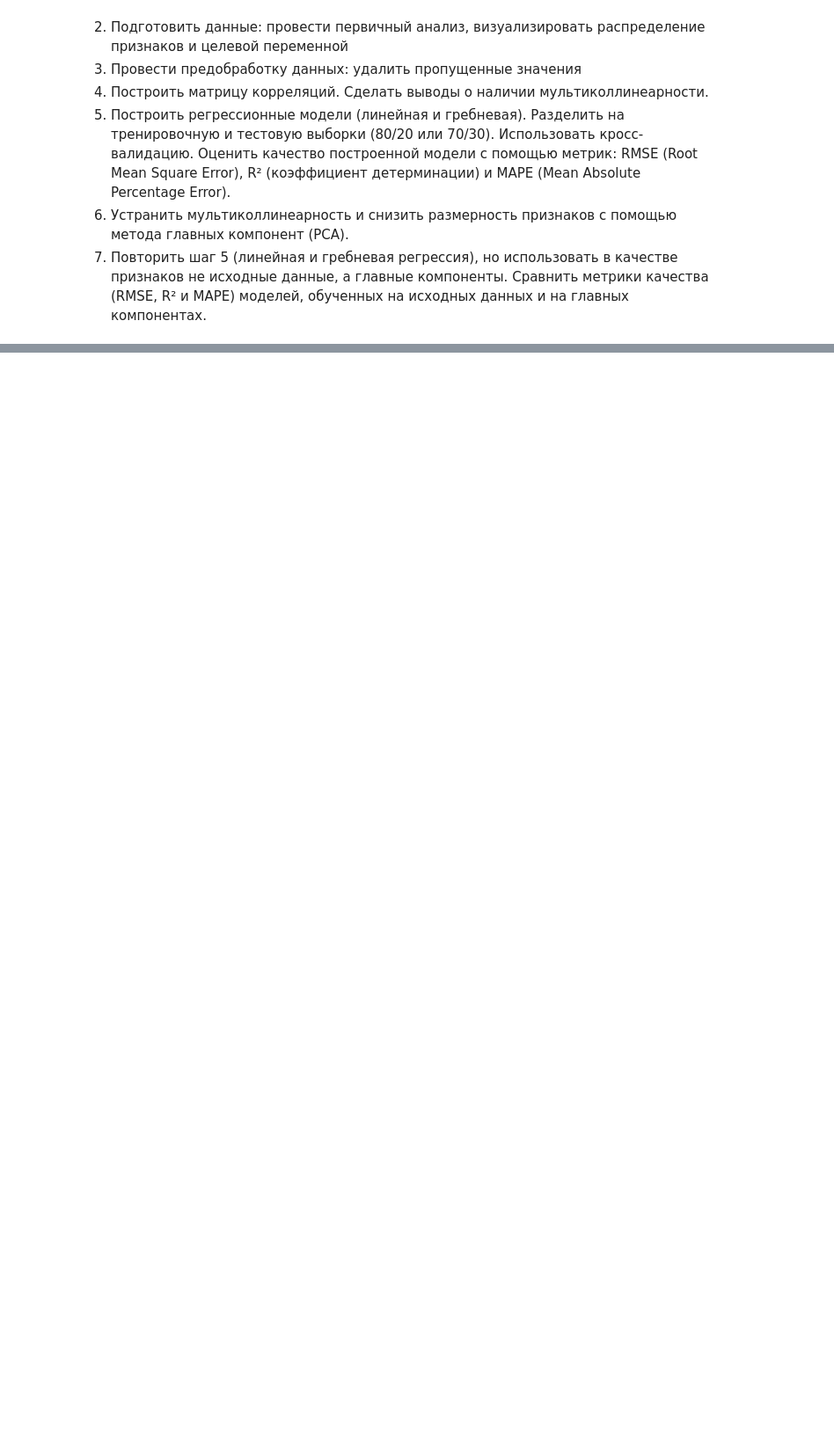
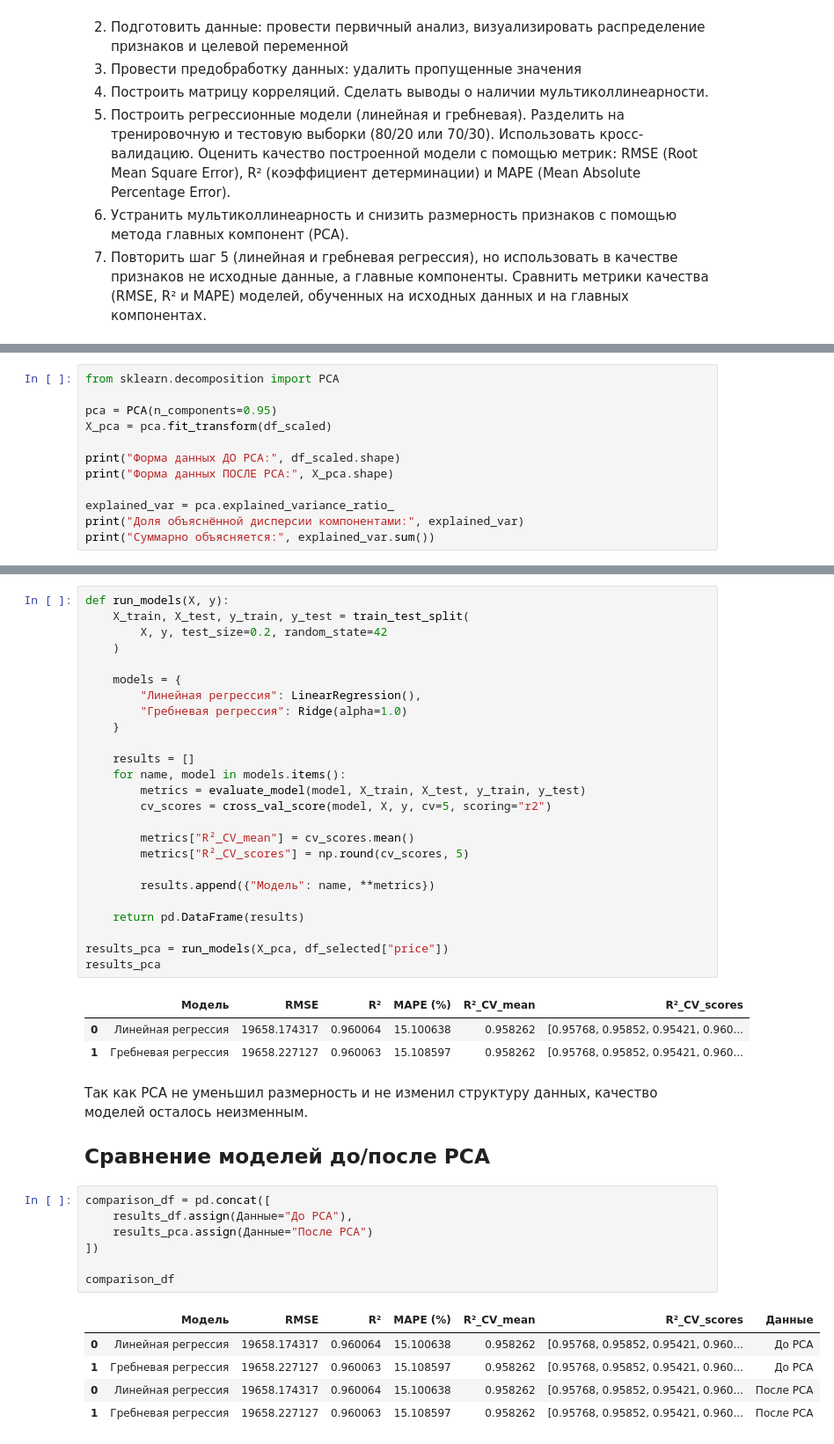
Before and after one commit to Vikoops/ml, a Jupyter notebook: lab1.ipynb, the cells around one changed output, grey strips where cells are left out. Shown at 88% size. Cells and saved outputs as stored; diff of their text form; blank space fills up the shorter version.

```diff
--- a/lab1.ipynb
+++ b/lab1.ipynb
@@ -733,0 +208,12 @@ PCA не сократил размерность данных (4 компоне
+# %%
+from sklearn.decomposition import PCA
+
+pca = PCA(n_components=0.95)
+X_pca = pca.fit_transform(df_scaled)
+
+print("Форма данных ДО PCA:", df_scaled.shape)
+print("Форма данных ПОСЛЕ PCA:", X_pca.shape)
+
+explained_var = pca.explained_variance_ratio_
+print("Доля объяснённой дисперсии компонентами:", explained_var)
+print("Суммарно объясняется:", explained_var.sum())
@@ -733,0 +255,45 @@ PCA не сократил размерность данных (4 компоне
+# %%
+def run_models(X, y):
+    X_train, X_test, y_train, y_test = train_test_split(
+        X, y, test_size=0.2, random_state=42
+    )
+
+    models = {
+        "Линейная регрессия": LinearRegression(),
+        "Гребневая регрессия": Ridge(alpha=1.0)
+    }
+
+    results = []
+    for name, model in models.items():
+        metrics = evaluate_model(model, X_train, X_test, y_train, y_test)
+        cv_scores = cross_val_score(model, X, y, cv=5, scoring="r2")
+
+        metrics["R²_CV_mean"] = cv_scores.mean()
+        metrics["R²_CV_scores"] = np.round(cv_scores, 5)
+
+        results.append({"Модель": name, **metrics})
+
+    return pd.DataFrame(results)
+
+results_pca = run_models(X_pca, df_selected["price"])
+results_pca
+# %% [output]
+|  | Модель | RMSE | R² | MAPE (%) | R²_CV_mean | R²_CV_scores |
+| 0 | Линейная регрессия | 19658.174317 | 0.960064 | 15.100638 | 0.958262 | [0.95768, 0.95852, 0.95421, 0.960... |
+| 1 | Гребневая регрессия | 19658.227127 | 0.960063 | 15.108597 | 0.958262 | [0.95768, 0.95852, 0.95421, 0.960... |
+# %% [markdown]
+Так как PCA не уменьшил размерность и не изменил структуру данных, качество моделей осталось неизменным.
+## Сравнение моделей до/после PCA
+# %%
+comparison_df = pd.concat([
+    results_df.assign(Данные="До PCA"),
+    results_pca.assign(Данные="После PCA")
+])
+
+comparison_df
+# %% [output]
+|  | Модель | RMSE | R² | MAPE (%) | R²_CV_mean | R²_CV_scores | Данные |
+| 0 | Линейная регрессия | 19658.174317 | 0.960064 | 15.100638 | 0.958262 | [0.95768, 0.95852, 0.95421, 0.960... | До PCA |
+| 1 | Гребневая регрессия | 19658.227127 | 0.960063 | 15.108597 | 0.958262 | [0.95768, 0.95852, 0.95421, 0.960... | До PCA |
+| 0 | Линейная регрессия | 19658.174317 | 0.960064 | 15.100638 | 0.958262 | [0.95768, 0.95852, 0.95421, 0.960... | После PCA |
+| 1 | Гребневая регрессия | 19658.227127 | 0.960063 | 15.108597 | 0.958262 | [0.95768, 0.95852, 0.95421, 0.960... | После PCA |
```
Also changed, not shown: parts of 35 cells of this notebook.
